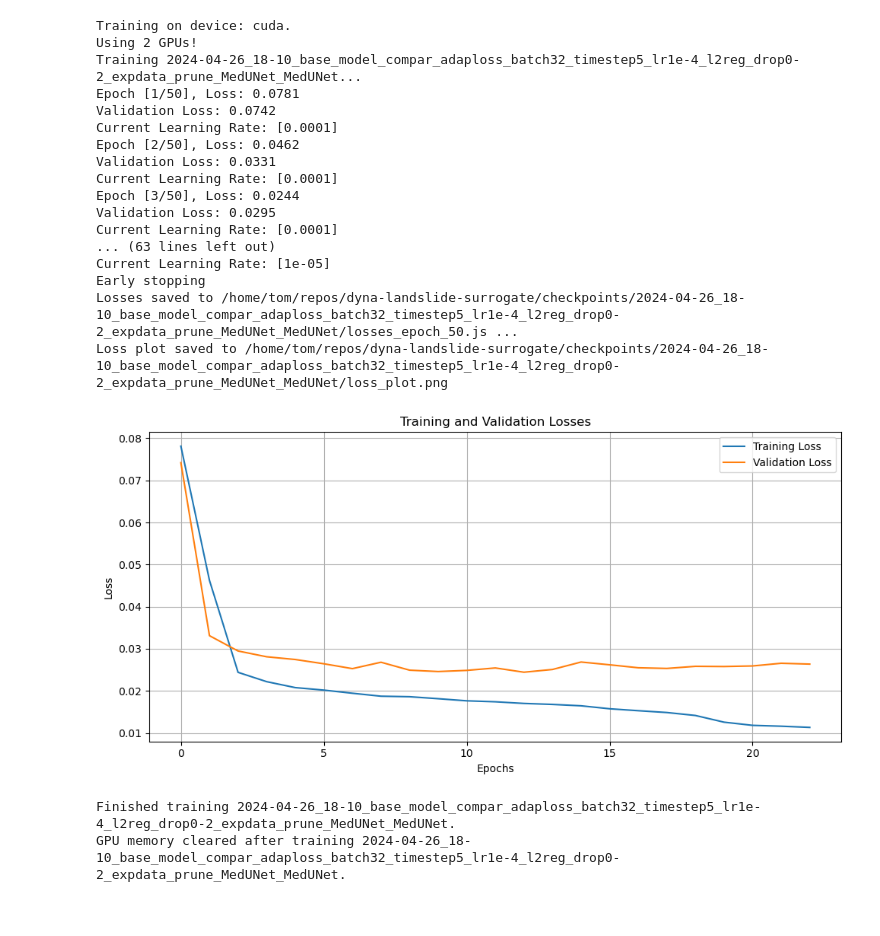
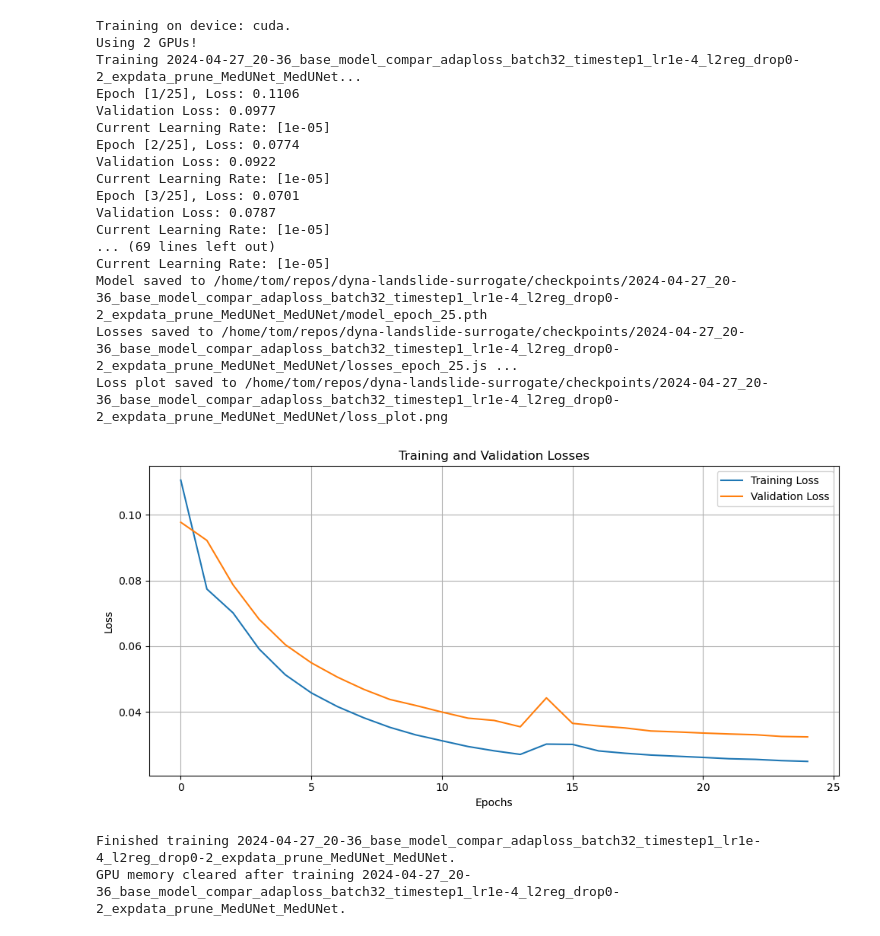
Before and after one commit to Thomas-Bush/dyna-landslide-surrogate, a Jupyter notebook: LandSlideDyna/model/train_pairs.ipynb, the cells around one changed output. Drawn from its saved outputs; the diff is of its cells as text; code cells hidden in the pictures.

```diff
--- a/LandSlideDyna/model/train_pairs.ipynb
+++ b/LandSlideDyna/model/train_pairs.ipynb
@@ -31,10 +31,10 @@ root_dir = r'/home/tom/repos/dyna-landslide-surrogate/data_experiment_prune'
 checkpoint_dir = r'/home/tom/repos/dyna-landslide-surrogate/checkpoints'
 batch_size = 32
 split_proportions = (0.7, 0.15, 0.15)
-epochs = 50
+epochs = 25
 
-timestep_interval = 5
-experiment = "base_model_compar_adaploss_batch32_timestep5_lr1e-4_l2reg_drop0-2_expdata_prune_MedUNet"
+timestep_interval = 3
+experiment = "base_model_compar_adaploss_batch32_timestep1_lr1e-4_l2reg_drop0-2_expdata_prune_MedUNet"
 
 in_channels = 3  # Number of input channels (e.g., terrain, velocity, thickness)
 out_channels = 2  # Number of output channels (e.g., next velocity, next thickness)
@@ -197,7 +199,7 @@ date = now.strftime('%Y-%m-%d_%H-%M')
 models = [
     # {'model': CNN(dropout_rate=0.25), 'name': f'{date}_{experiment}_CNN'},
     # {'model': UNet(in_channels=in_channels, out_channels=out_channels, features=[64, 128, 256], dropout_rate=0.25), 'name': f'{date}_{experiment}_SmallUNet'},
-    {'model': UNet(in_channels=in_channels, out_channels=out_channels, features=[64, 128, 256, 512], dropout_rate=0.25), 'name': f'{date}_{experiment}_MedUNet'}
+    {'model': UNet(in_channels=in_channels, out_channels=out_channels, features=[64, 128, 256, 512], dropout_rate=0.15), 'name': f'{date}_{experiment}_MedUNet'}
     # {'model': UNet(in_channels=in_channels, out_channels=out_channels, features=[64, 128, 256, 512, 1024], dropout_rate=0.25), 'name': f'{date}_{experiment}_LargeUNet'}
 ]
 # %%
@@ -237,50 +239,50 @@ for model_info in models:
     # Move model to the appropriate device
     model.to(device)
 
     # Define the loss function and optimizer
-    # criterion = nn.MSELoss()
-    # criterion = nn.L1Loss()
+    # criterion = nn.MSELoss(reduction='sum')
+    # criterion = nn.L1Loss(reduction='sum')
     # criterion = nn.SmoothL1Loss(reduction='sum')
     # criterion = CustomDebrisLoss(loss_fn_zero=nn.SmoothL1Loss(), loss_fn_debris=nn.SmoothL1Loss(), debris_weight=0.66)
     criterion = AdaptiveSparseLoss()
-    optimizer = Adam(model.parameters(), lr=1e-4, weight_decay=1e-5)
+    optimizer = Adam(model.parameters(), lr=1e-5, weight_decay=1e-5)
 
     # Initialize the trainer
     model_name = model_info['name']
     trainer = TrainerPairs(model, optimizer, criterion, device, model_name=model_name, checkpoint_dir=checkpoint_dir, patience=10)
 
     # Train the model
     print(f"Training {model_name}...")
     trainer.train(train_loader, val_loader, epochs=epochs)
 
     print(f"Finished training {model_name}.")
 
     # Clean-up
     del model
     del optimizer
     del trainer
     torch.cuda.empty_cache()  # Clear memory cache
     gc.collect()  # Collect garbage
 
     print(f"GPU memory cleared after training {model_name}.")
 # %% [output]
 Training on device: cuda.
 Using 2 GPUs!
-Training 2024-04-26_18-10_base_model_compar_adaploss_batch32_timestep5_lr1e-4_l2reg_drop0-2_expdata_prune_MedUNet_MedUNet...
-Epoch [1/50], Loss: 0.0781
-Validation Loss: 0.0742
-Current Learning Rate: [0.0001]
-Epoch [2/50], Loss: 0.0462
-Validation Loss: 0.0331
-Current Learning Rate: [0.0001]
-Epoch [3/50], Loss: 0.0244
-Validation Loss: 0.0295
-Current Learning Rate: [0.0001]
-... (63 lines left out)
+Training 2024-04-27_20-36_base_model_compar_adaploss_batch32_timestep1_lr1e-4_l2reg_drop0-2_expdata_prune_MedUNet_MedUNet...
+Epoch [1/25], Loss: 0.1106
+Validation Loss: 0.0977
 Current Learning Rate: [1e-05]
-Early stopping
-Losses saved to /home/tom/repos/dyna-landslide-surrogate/checkpoints/2024-04-26_18-10_base_model_compar_adaploss_batch32_timestep5_lr1e-4_l2reg_drop0-2_expdata_prune_MedUNet_MedUNet/losses_epoch_50.js ...
-Loss plot saved to /home/tom/repos/dyna-landslide-surrogate/checkpoints/2024-04-26_18-10_base_model_compar_adaploss_batch32_timestep5_lr1e-4_l2reg_drop0-2_expdata_prune_MedUNet_MedUNet/loss_plot.png
+Epoch [2/25], Loss: 0.0774
+Validation Loss: 0.0922
+Current Learning Rate: [1e-05]
+Epoch [3/25], Loss: 0.0701
+Validation Loss: 0.0787
+Current Learning Rate: [1e-05]
+... (69 lines left out)
+Current Learning Rate: [1e-05]
+Model saved to /home/tom/repos/dyna-landslide-surrogate/checkpoints/2024-04-27_20-36_base_model_compar_adaploss_batch32_timestep1_lr1e-4_l2reg_drop0-2_expdata_prune_MedUNet_MedUNet/model_epoch_25.pth
+Losses saved to /home/tom/repos/dyna-landslide-surrogate/checkpoints/2024-04-27_20-36_base_model_compar_adaploss_batch32_timestep1_lr1e-4_l2reg_drop0-2_expdata_prune_MedUNet_MedUNet/losses_epoch_25.js ...
+Loss plot saved to /home/tom/repos/dyna-landslide-surrogate/checkpoints/2024-04-27_20-36_base_model_compar_adaploss_batch32_timestep1_lr1e-4_l2reg_drop0-2_expdata_prune_MedUNet_MedUNet/loss_plot.png
-[figure, old version]
+[figure, new version]
-Finished training 2024-04-26_18-10_base_model_compar_adaploss_batch32_timestep5_lr1e-4_l2reg_drop0-2_expdata_prune_MedUNet_MedUNet.
-GPU memory cleared after training 2024-04-26_18-10_base_model_compar_adaploss_batch32_timestep5_lr1e-4_l2reg_drop0-2_expdata_prune_MedUNet_MedUNet.
+Finished training 2024-04-27_20-36_base_model_compar_adaploss_batch32_timestep1_lr1e-4_l2reg_drop0-2_expdata_prune_MedUNet_MedUNet.
+GPU memory cleared after training 2024-04-27_20-36_base_model_compar_adaploss_batch32_timestep1_lr1e-4_l2reg_drop0-2_expdata_prune_MedUNet_MedUNet.
```
Also changed, not shown: parts of 11 cells of this notebook, 10 other files.
